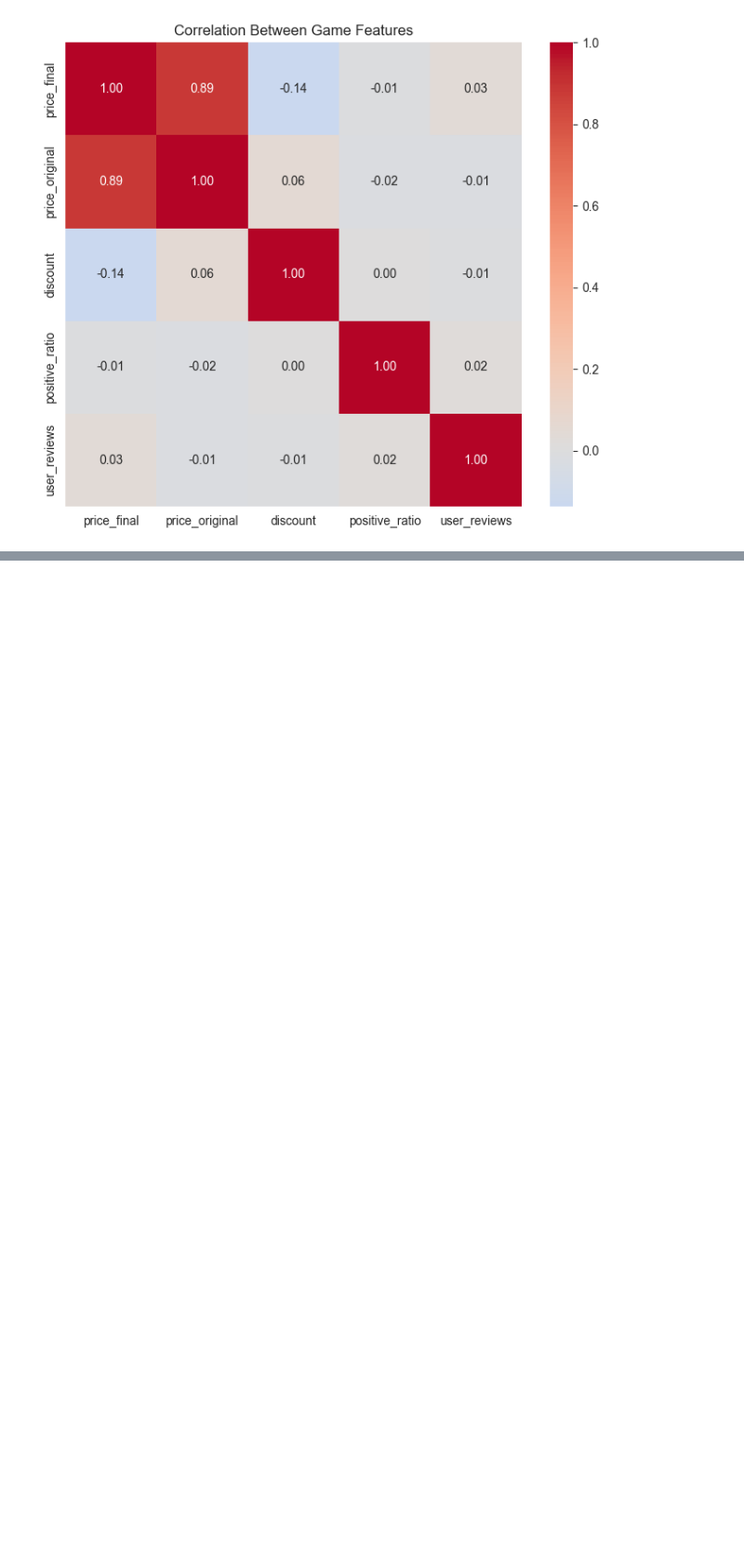
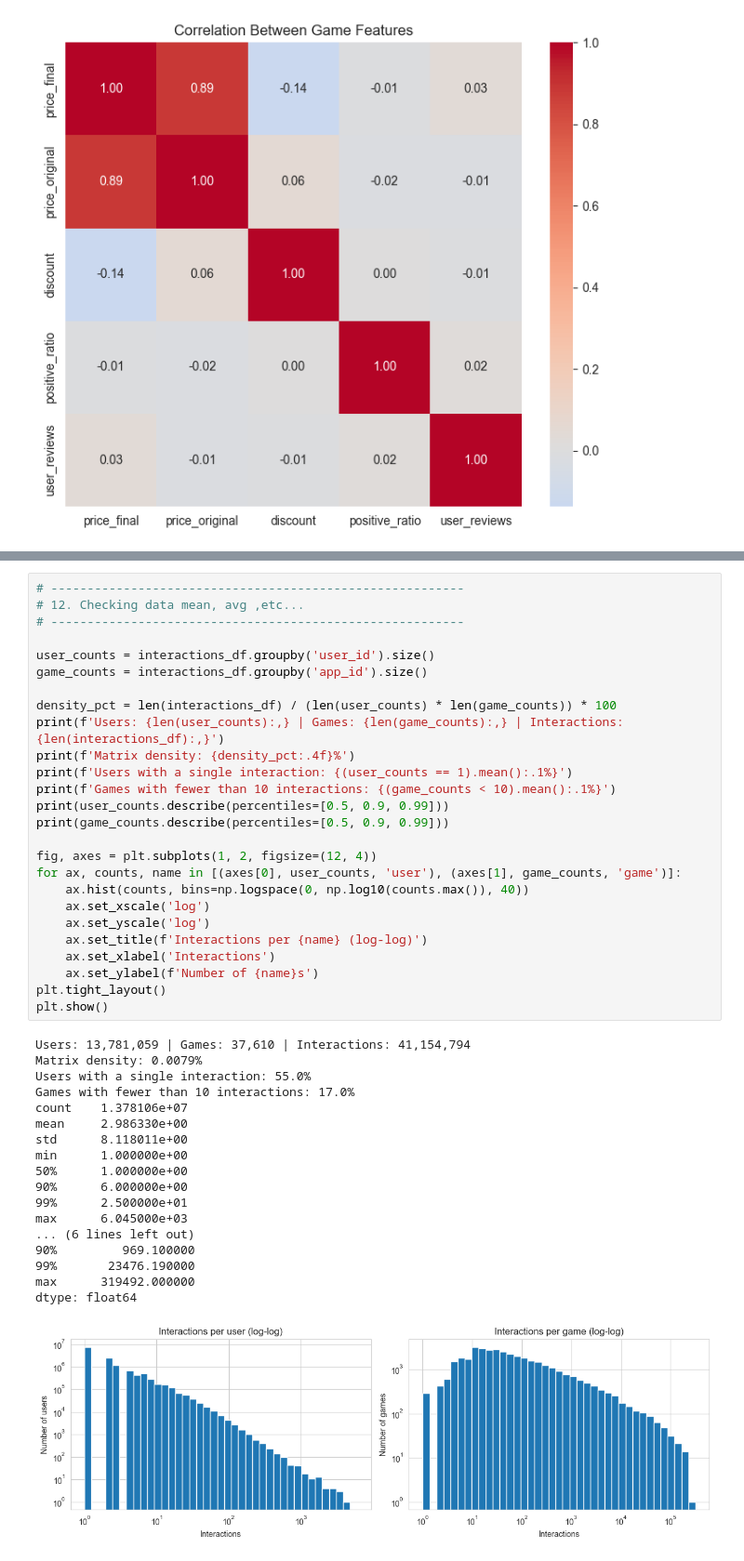
Before and after one commit to AregAyv/Project_recommendations-, a Jupyter notebook: data_eda.ipynb, the cells around one changed output, grey strips where cells are left out. Shown at 93% size. Cells and saved outputs as stored; diff of their text form; blank space fills up the shorter version.

```diff
--- a/data_eda.ipynb
+++ b/data_eda.ipynb
@@ -294,0 +321,45 @@ plt.show()
+# %%
+# ---------------------------------------------------------
+# 12. Checking data mean, avg ,etc...
+# ---------------------------------------------------------
+
+user_counts = interactions_df.groupby('user_id').size()
+game_counts = interactions_df.groupby('app_id').size()
+
+density_pct = len(interactions_df) / (len(user_counts) * len(game_counts)) * 100
+print(f'Users: {len(user_counts):,} | Games: {len(game_counts):,} | Interactions: {len(interactions_df):,}')
+print(f'Matrix density: {density_pct:.4f}%')
+print(f'Users with a single interaction: {(user_counts == 1).mean():.1%}')
+print(f'Games with fewer than 10 interactions: {(game_counts < 10).mean():.1%}')
+print(user_counts.describe(percentiles=[0.5, 0.9, 0.99]))
+print(game_counts.describe(percentiles=[0.5, 0.9, 0.99]))
+
+fig, axes = plt.subplots(1, 2, figsize=(12, 4))
+for ax, counts, name in [(axes[0], user_counts, 'user'), (axes[1], game_counts, 'game')]:
+    ax.hist(counts, bins=np.logspace(0, np.log10(counts.max()), 40))
+    ax.set_xscale('log')
+    ax.set_yscale('log')
+    ax.set_title(f'Interactions per {name} (log-log)')
+    ax.set_xlabel('Interactions')
+    ax.set_ylabel(f'Number of {name}s')
+plt.tight_layout()
+plt.show()
+# %% [output]
+Users: 13,781,059 | Games: 37,610 | Interactions: 41,154,794
+Matrix density: 0.0079%
+Users with a single interaction: 55.0%
+Games with fewer than 10 interactions: 17.0%
+count    1.378106e+07
+mean     2.986330e+00
+std      8.118011e+00
+min      1.000000e+00
+50%      1.000000e+00
+90%      6.000000e+00
+99%      2.500000e+01
+max      6.045000e+03
+... (6 lines left out)
+90%         969.100000
+99%       23476.190000
+max      319492.000000
+dtype: float64
+[figure, added]
```
Also changed, not shown: parts of 7 cells of this notebook.
